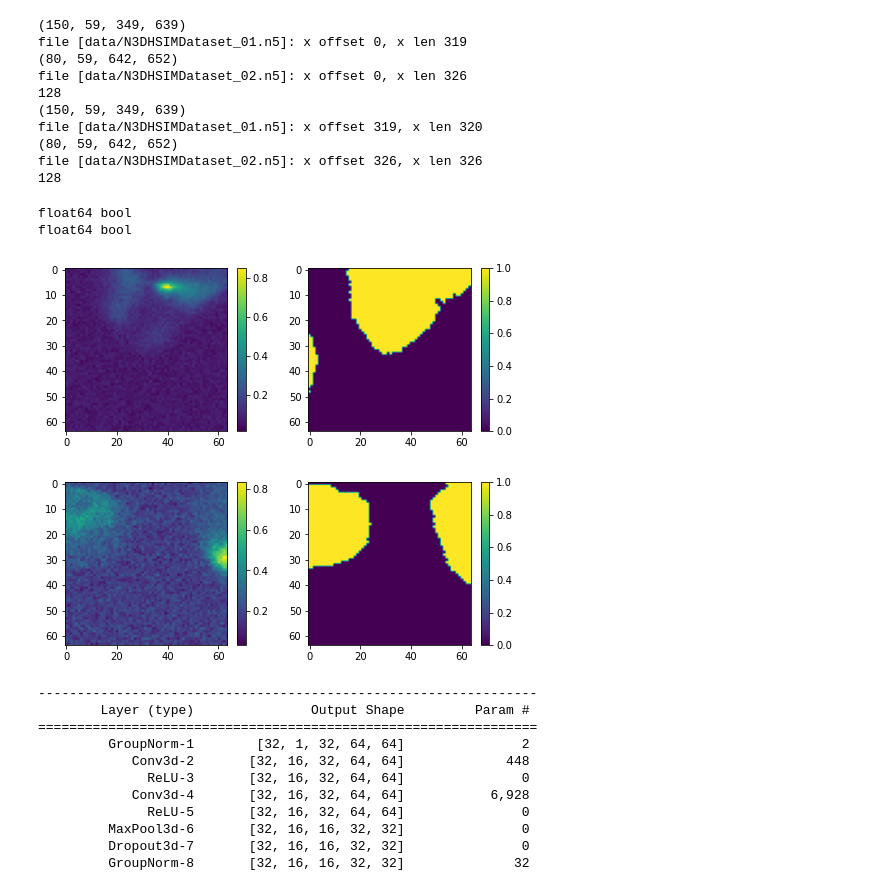
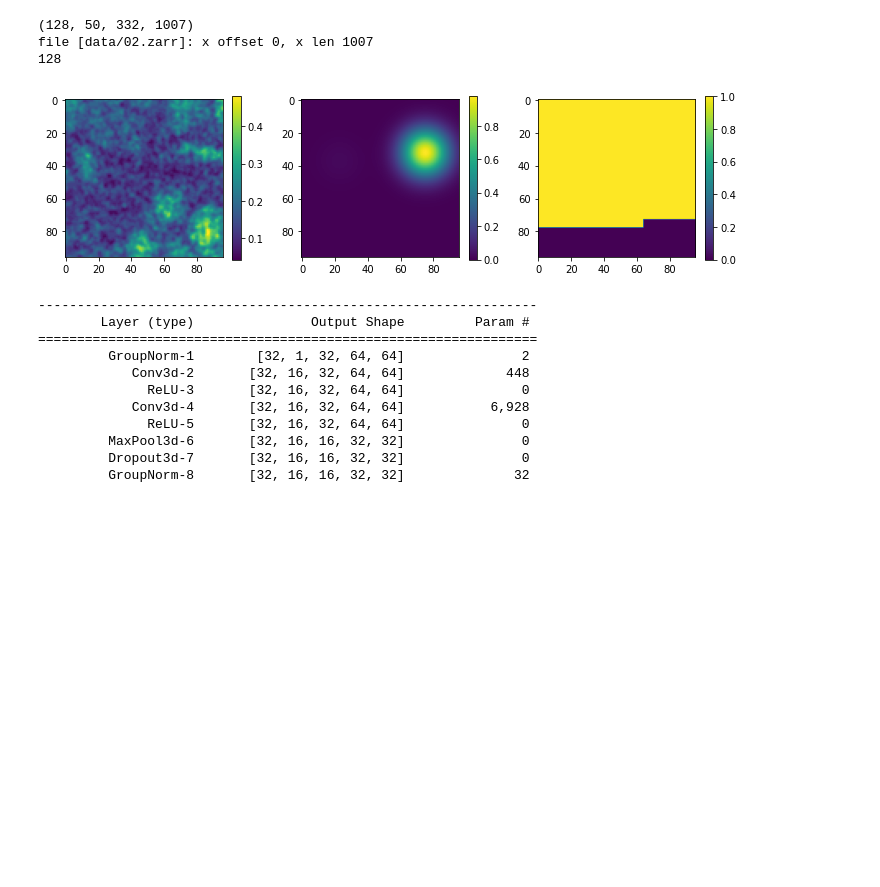
Before and after one commit to mattdloring/proliferation-and-track, a Jupyter notebook: 3D_Unet_segmentation.ipynb, the cells around one changed output. Saved outputs shown, nothing was run; the diff lists cells and outputs as text; code cells hidden in the pictures; blank space fills up the shorter version.

```diff
--- a/3D_Unet_segmentation.ipynb
+++ b/3D_Unet_segmentation.ipynb
@@ -34,0 +34,9 @@ val_data_path = "data/N3DHSIMDataset_02.n5"
+# %%
+# train_data_path = "data/N3DHSIMDataset_01.n5"
+# val_data_path = "data/N3DHSIMDataset_02.n5"
+# train_data_path = "data/01.zarr"
+# train_data_path = "data/old_small_mask/01.zarr"
+train_data_path = "data/02.zarr"
+
+za = zarr.open(train_data_path)
+print(za.tree())
@@ -182,7 +351,8 @@ class Dataset_3DT(Dataset):
         return 32*4
 # %%
 # using left half of training dataset for validation
-train_dataset = Dataset_3DT([train_data_path, val_data_path], out_size=(32, 64, 64), x_limit=[0, 0.5], output_mode="binary")
+train_dataset = Dataset_3DT([train_data_path], out_size=(32,96, 96),
+                            x_limit=[0, 1.0], output_mode=None, roi_coordinates=coordinates, p_threshold=0.1)
 print(len(train_dataset))
 # train_dataset[0]
 
@@ -190,20 +360,14 @@ print(len(train_dataset))
 # print(len(val_dataset))
 # # val_dataset[0]
 
-# using right half of training dataset for validation
-val_dataset = Dataset_3DT([train_data_path, val_data_path], out_size=(32, 64, 64), x_limit=[0.5, 1.0], output_mode="binary")
-print(len(val_dataset))
+# # using right half of training dataset for validation
+# val_dataset = Dataset_3DT([train_data_path], out_size=(32, 64, 64),
+#                           x_limit=[0.5, 1.0], output_mode="sdt", roi_coordinates=None, p_threshold=0.1)
+# print(len(val_dataset))
 # %% [output]
-(150, 59, 349, 639)
-file [data/N3DHSIMDataset_01.n5]: x offset 0, x len 319
-(80, 59, 642, 652)
-file [data/N3DHSIMDataset_02.n5]: x offset 0, x len 326
+(128, 50, 332, 1007)
+file [data/02.zarr]: x offset 0, x len 1007
 128
-(150, 59, 349, 639)
-file [data/N3DHSIMDataset_01.n5]: x offset 319, x len 320
-(80, 59, 642, 652)
-file [data/N3DHSIMDataset_02.n5]: x offset 326, x len 326
-128
 # %%
 # this data loader will serve 8 images in a "mini-batch" at a time
 train_dataloader = DataLoader(train_dataset, batch_size=32,)
@@ -211,28 +375,38 @@ val_dataloader = DataLoader(val_dataset, batch_size=32,)
 # %%
 def plot_slice_from_volume(data, mask):
-    fig, axes = plt.subplots(1, 2, figsize=(8,3))
-    z = np.argmax(data.sum(axis=(-2,-1)), axis=1)[0] # axis 1
+    fig, axes = plt.subplots(1, 3, figsize=(12,3))
+    z = np.argmax(mask.max(axis=(-2,-1)), axis=1)[0] # axis 1
 #     print(z)
     _im = axes[0].imshow(data[0, z, ...])
     plt.colorbar(_im, ax = axes[0])
     _im = axes[1].imshow(mask[0, z, ...])
     plt.colorbar(_im, ax = axes[1])
-    print(data.dtype, mask.dtype)
+#     print(data.dtype, mask.dtype)
+    _im = axes[2].imshow(mask[0, z, ...]>0)
+    plt.colorbar(_im, ax = axes[2])
+
+def plot_slice_from_volume_maxproj(data, mask):
+    fig, axes = plt.subplots(1, 3, figsize=(12,3))
+
+    _im = axes[0].imshow(data[0, ...].max(0))
+    plt.colorbar(_im, ax = axes[0])
+    _im = axes[1].imshow(mask[0, ...].max(0))
+    plt.colorbar(_im, ax = axes[1])
+#     print(data.dtype, mask.dtype)
+    _im = axes[2].imshow(mask[0, ...].max(0)>0)
+    plt.colorbar(_im, ax = axes[2])
 
 for data, ground_truth in train_dataset:
     break
 
 plot_slice_from_volume(data, ground_truth)
 
-for data, val in val_dataset:
-    break
+# for data, val in val_dataset:
+#     break
 
-plot_slice_from_volume(data, val)
+# plot_slice_from_volume_maxproj(data, val)
 # %% [output]
-float64 bool
-float64 bool
-[figure, old version]
+[figure, new version]
-[figure, removed]
 # %%
 if torch.cuda.is_available():
     device = torch.device('cuda')
```
Also changed, not shown: parts of 16 cells of this notebook.
